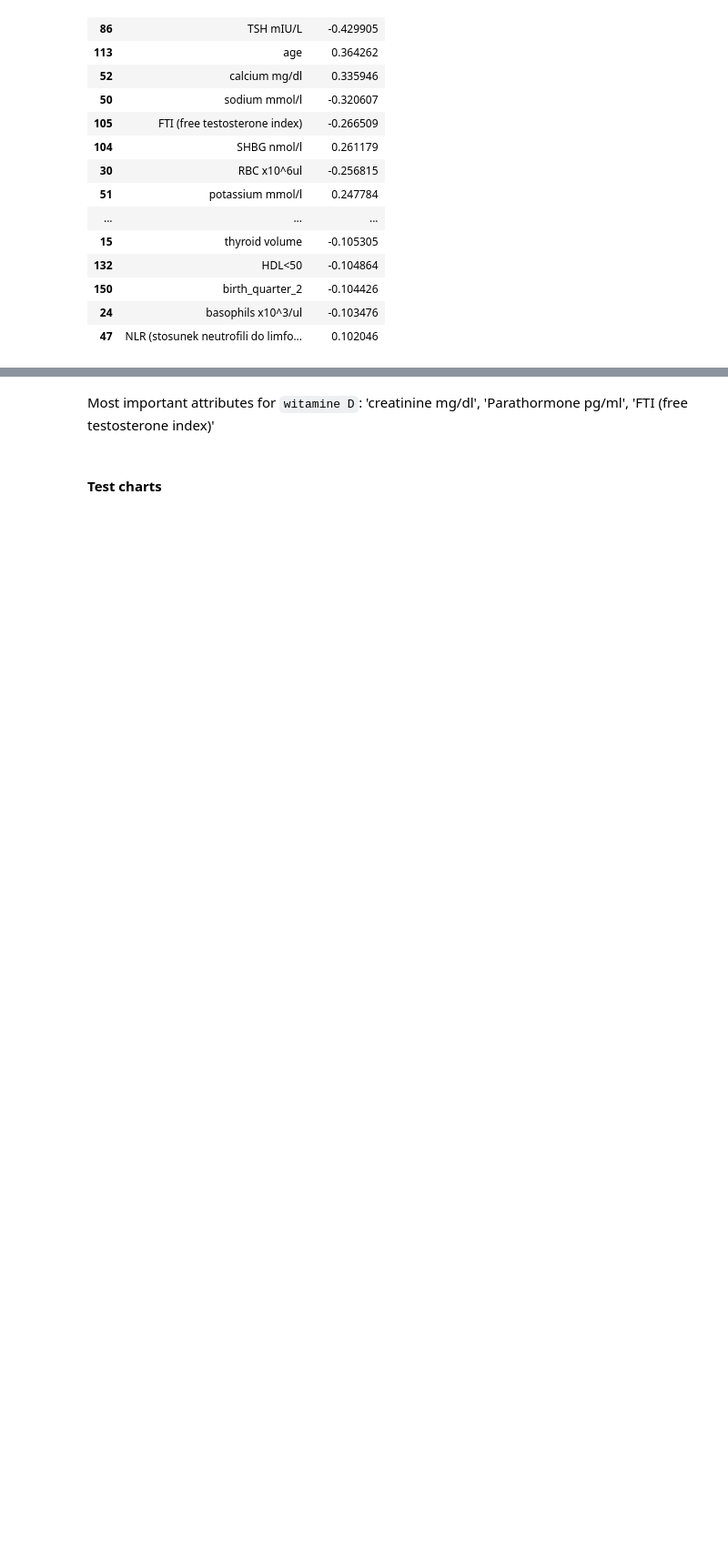
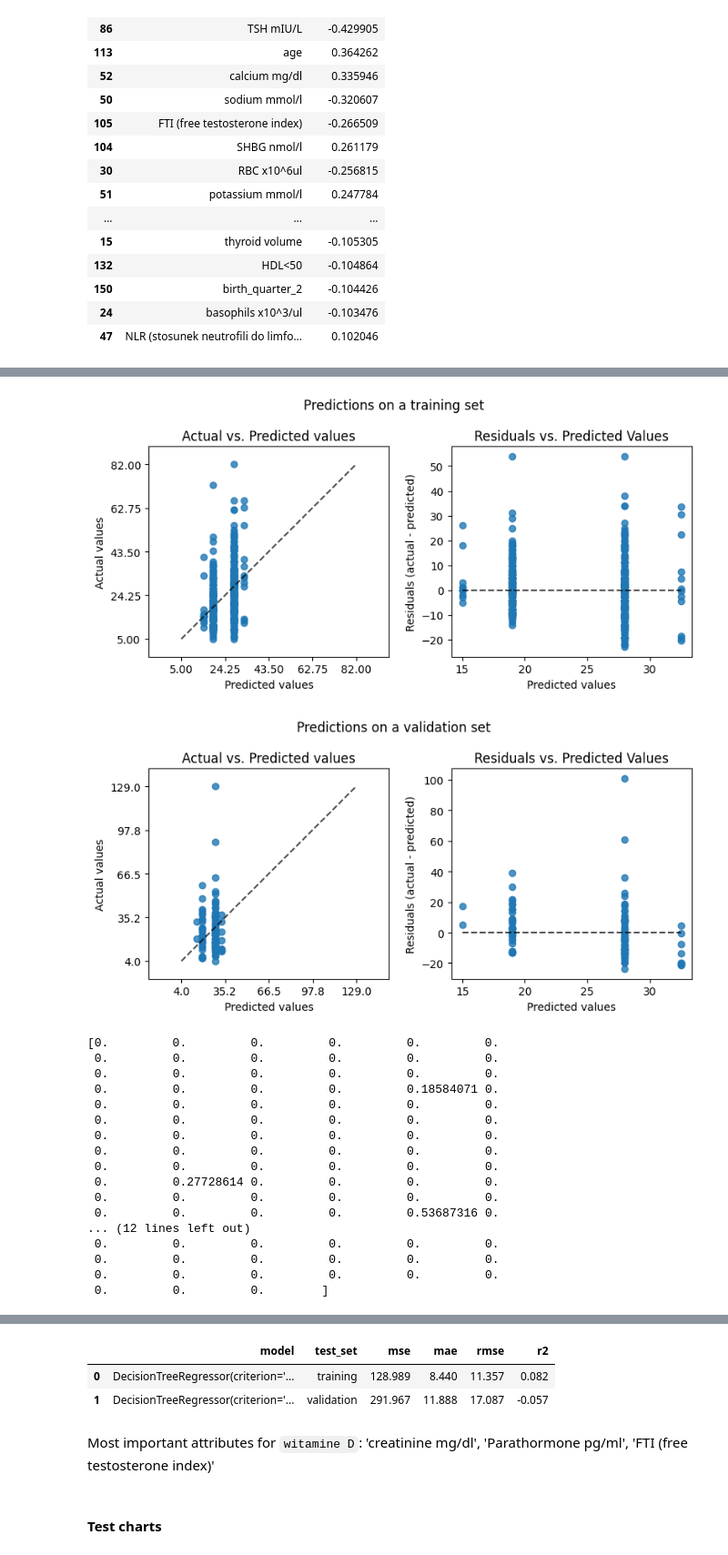
Before and after one commit to Karina-00/Master_project, a Jupyter notebook: training_models.ipynb, the cells around one changed output, grey strips where cells are left out. Shown at 91% size. Cells and saved outputs as stored; diff of their text form; code cells hidden in the pictures; blank space fills up the shorter version.

```diff
--- a/training_models.ipynb
+++ b/training_models.ipynb
@@ -1162,0 +1135,25 @@ vit_d_model_scores_df
+# %%
+tree_model = DecisionTreeRegressor(max_depth=2, min_samples_leaf=5, criterion="absolute_error", random_state=42)
+
+vit_d_model_scores_df, feature_importnces_tree = train_model(tree_model, vit_d, get_feature_importance_tree)
+vit_d_model_scores_df
+# %% [output]
+[figure, added]
+[figure, added]
+[0.         0.         0.         0.         0.         0.
+ 0.         0.         0.         0.         0.         0.
+ 0.         0.         0.         0.         0.         0.
+ 0.         0.         0.         0.         0.18584071 0.
+ 0.         0.         0.         0.         0.         0.
+ 0.         0.         0.         0.         0.         0.
+ 0.         0.         0.         0.         0.         0.
+ 0.         0.         0.         0.         0.         0.
+ 0.         0.         0.         0.         0.         0.
+ 0.         0.27728614 0.         0.         0.         0.
+ 0.         0.         0.         0.         0.         0.
+ 0.         0.         0.         0.         0.53687316 0.
+... (12 lines left out)
+ 0.         0.         0.         0.         0.         0.
+ 0.         0.         0.         0.         0.         0.
+ 0.         0.         0.         0.         0.         0.
+ 0.         0.         0.        ]
@@ -1163,3 +1161,6 @@ vit_d_model_scores_df
+|  | model | test_set | mse | mae | rmse | r2 |
+| 0 | DecisionTreeRegressor(criterion='... | training | 128.989 | 8.440 | 11.357 | 0.082 |
+| 1 | DecisionTreeRegressor(criterion='... | validation | 291.967 | 11.888 | 17.087 | -0.057 |
 # %% [markdown]
 Most important attributes for `witamine D`: 'creatinine mg/dl', 'Parathormone pg/ml', 'FTI (free testosterone index)'
 # %% [markdown]
```
Also changed, not shown: parts of 17 cells of this notebook.
